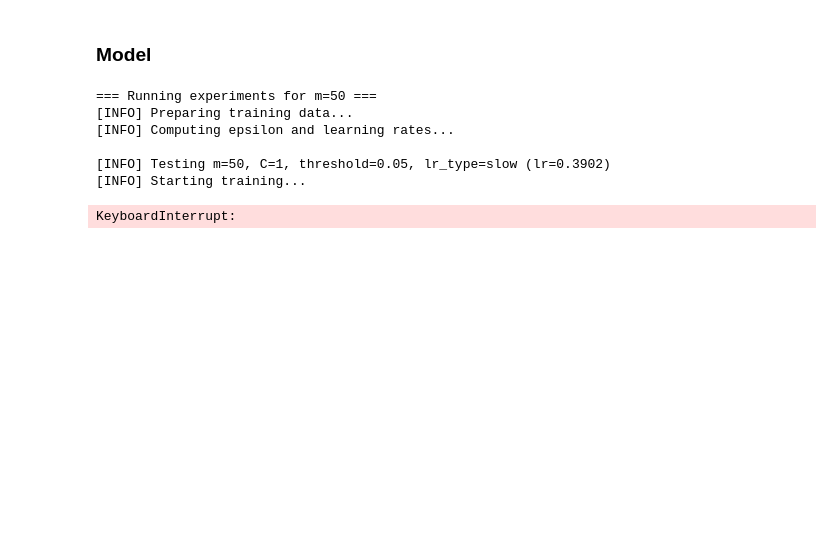
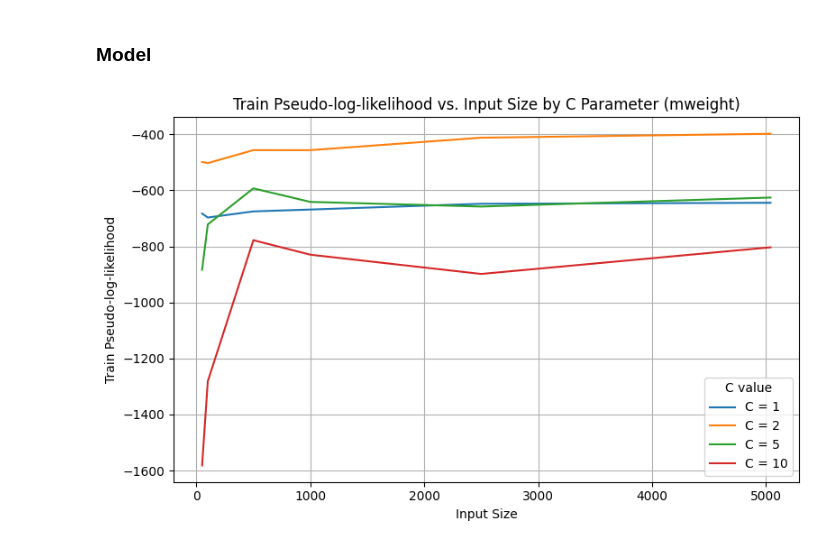
Before and after one commit to otran2/179-Project, a Jupyter notebook: ising_fit_mweight.ipynb, the cells around one changed output. Saved outputs shown, nothing was run; the diff lists cells and outputs as text; code cells hidden in the pictures; blank space fills up the shorter version.

```diff
--- a/ising_fit_mweight.ipynb
+++ b/ising_fit_mweight.ipynb
@@ -83,13 +57,10 @@ input_sizes = [50, 100, 500, 1000]
 all_results = []
 
 for m in input_sizes:
-    print(f"\n=== Running experiments for m={m} ===")
 
-    print("[INFO] Preparing training data...")
     Xtr_subset = Xtr[:m]
     m_subset, n_subset = Xtr_subset.shape
 
-    print("[INFO] Computing epsilon and learning rates...")
     epsilon = sqrt(log(n_subset) / m_subset)
     learning_rates = {
         'fast': 1 - 0.5 * epsilon,
@@ -97,11 +68,6 @@ for m in input_sizes:
         'slow': 1 - 1.5 * epsilon
     }
 
-    # param_grid = {
-    #     'C': [2, 5, 10, 20],
-    #     'threshold': [5e-2, 1e-1, 2e-1],
-    #     'lr_type': ['default', 'fast', 'slow']
-    # }
 
     param_grid = {
     'C': [1, 2, 5, 10],
@@ -111,10 +77,8 @@ for m in input_sizes:
 
     for C, threshold, lr_type in product(param_grid['C'], param_grid['threshold'], param_grid['lr_type']):
         lr = learning_rates[lr_type]
-        print(f"\n[INFO] Testing m={m}, C={C}, threshold={threshold}, lr_type={lr_type} (lr={lr:.4f})")
 
         # Training
-        print("[INFO] Starting training...")
         train_start = time.time()
         model = gm.ising.fit_mweight(
             Xtr_subset,
@@ -123,18 +87,8 @@ for m in input_sizes:
             learning_rate=lr
         )
         train_time = time.time() - train_start
-        print(f"[INFO] Training complete in {train_time:.2f} seconds.")
-
-        # # Prediction
-        # print("[INFO] Starting prediction on test set...")
-        # eval_start = time.time()
-        # Xte_hat = impute_missing(model, Xte_missing)
-        # eval_time = time.time() - eval_start
-        # print(f"[INFO] Prediction complete in {eval_time:.2f} seconds.")
 
         # Metrics
-        print("[INFO] Calculating evaluation metrics...")
-        # error_rate = np.mean((Xte_hat != Xte_missing)[Xte_missing < 0])
         pll_train = model.pseudolikelihood(Xtr_subset).mean()
         pll_test = model.pseudolikelihood(Xte).mean()
         print(f"Train Pseudo-log-likelihood: {pll_train:.4f}")
@@ -146,27 +100,31 @@ for m in input_sizes:
             'threshold': threshold,
             'lr_type': lr_type,
             'lr_value': lr,
-            # 'error_rate': error_rate,
-            # 'accuracy': 1 - error_rate if not np.isnan(error_rate) else np.nan,
             'train_pseudolikelihood': pll_train,
             'test_pseudolikelihood': pll_test,
             'training_time_seconds': train_time
-            # 'prediction_time_seconds': eval_time,
         }
 
-        # Append result and immediately save
         output_path = 'results/ising_model_size_experiment_latest.csv'
         os.makedirs('results', exist_ok=True)
 
         write_header = not os.path.exists(output_path)
         results_df = pd.DataFrame([result])
         results_df.to_csv(output_path, mode='a', header=write_header, index=False)
-        print(f"[INFO] Appended and saved result for m={m}, C={C}, threshold={threshold}, lr_type={lr_type}")
-# %% [output]
-=== Running experiments for m=50 ===
-[INFO] Preparing training data...
-[INFO] Computing epsilon and learning rates...
-
-[INFO] Testing m=50, C=1, threshold=0.05, lr_type=slow (lr=0.3902)
-[INFO] Starting training...
-KeyboardInterrupt:
+# %%
+df = pd.read_csv('results/ising_model_size_experiment_latest _FULL.csv')
+
+pivot_df = df.pivot(index='input_size', columns='C', values='train_pseudolikelihood')
+
+plt.figure(figsize=(8, 5))
+for c_val in pivot_df.columns:
+    plt.plot(pivot_df.index, pivot_df[c_val], label=f'C = {c_val}')
+
+plt.xlabel('Input Size')
+plt.ylabel('Train Pseudo-log-likelihood')
+plt.title('Train Pseudo-log-likelihood vs. Input Size by C Parameter (mweight)')
+plt.legend(title='C value')
+plt.grid(True)
+plt.show()
+# %% [output]
+[figure, added]
```
Also changed, not shown: parts of 7 cells of this notebook, 1 other file.
